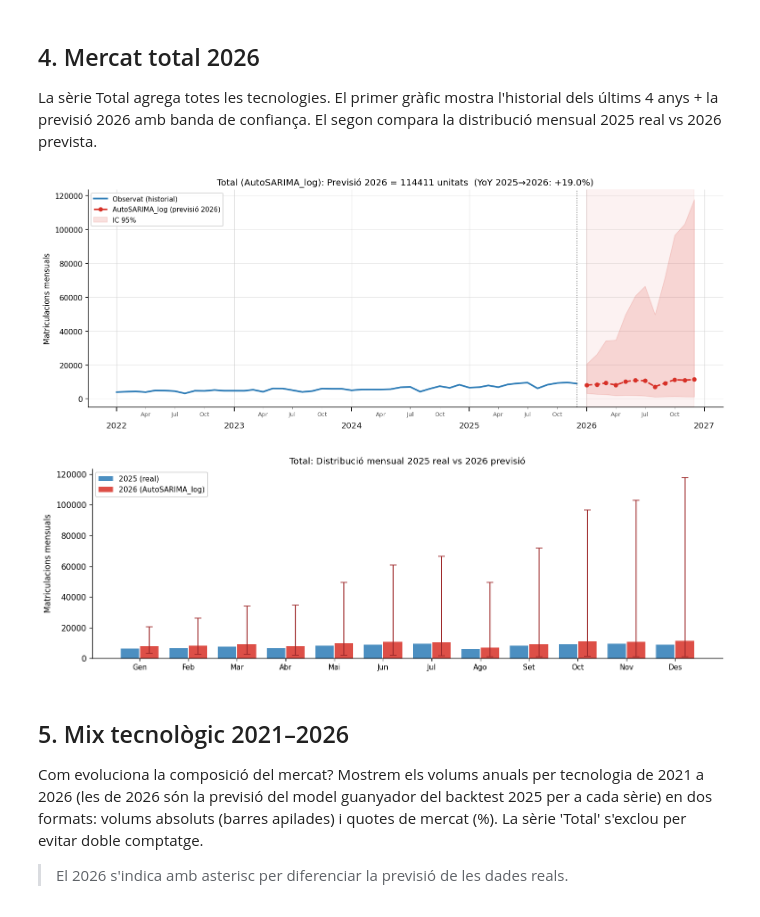
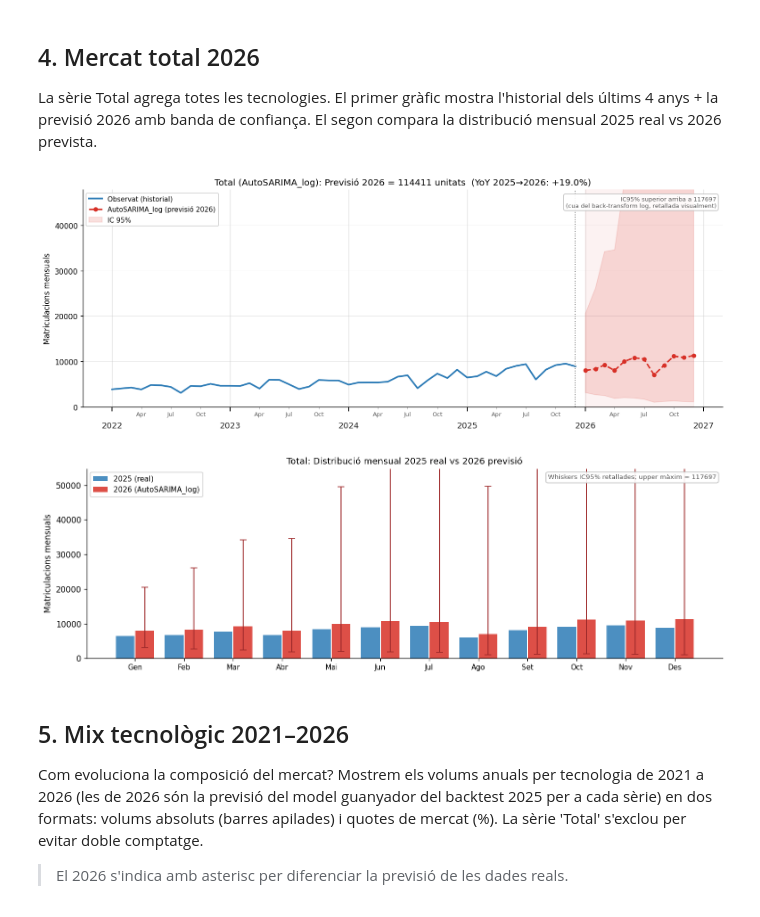
Before and after one commit to C0SBEL/projecte-forecasting, a Jupyter notebook: notebooks/forecast_2026.ipynb, the cells around one changed output. Drawn from its saved outputs; the diff is of its cells as text; code cells hidden in the pictures.

```diff
--- a/notebooks/forecast_2026.ipynb
+++ b/notebooks/forecast_2026.ipynb
@@ -409,35 +409,66 @@ ax.set_title(
 ax.set_ylabel('Matriculacions mensuals')
 ax.legend(fontsize=9, framealpha=0.9)
 format_ts_ax(ax)
+
+# Limitar Y al rang raonable: el back-transform exponencial del model log
+# infla la cua superior de la IC95% fins ~10x el valor real, deixant la
+# sèrie visualment aixafada. Mantenim la IC visible dins el rang i avisem
+# que la cua superior s'extén fora del gràfic.
+y_ref = max(hist.max(), sub_tot['predicted'].max(), sub_tot['ci_upper'].iloc[:3].max())
+y_top = y_ref * 1.4
+ax.set_ylim(0, y_top)
+if sub_tot['ci_upper'].max() > y_top:
+    ax.text(0.99, 0.97,
+            f"IC95% superior arriba a {sub_tot['ci_upper'].max():.0f}\n"
+            "(cua del back-transform log, retallada visualment)",
+            transform=ax.transAxes, fontsize=8, color='#555',
+            ha='right', va='top',
+            bbox=dict(boxstyle='round,pad=0.35', fc='white', ec='#bbb', alpha=0.9))
+
 plt.tight_layout()
 plt.savefig(FIGURES_DIR / 'fig_30_forecast_2026_total.png', bbox_inches='tight')
 plt.show()
 
 # Gràfic 2: barres mensuals 2025 vs 2026
 fig, ax = plt.subplots(figsize=(12, 4))
 x = np.arange(H)
 ax.bar(x - 0.2, pivot_test[tech].values, width=0.38,
        color=COLOR_HIST, label='2025 (real)', alpha=0.85)
 ax.bar(x + 0.2, sub_tot['predicted'].values, width=0.38,
        color=COLOR_FC, label=f'2026 ({model_name_total})', alpha=0.85)
 ax.errorbar(
     x + 0.2, sub_tot['predicted'].values,
     yerr=[sub_tot['predicted'].values - sub_tot['ci_lower'].values,
           sub_tot['ci_upper'].values - sub_tot['predicted'].values],
     fmt='none', color='#9e2a2b', capsize=4, lw=1.2)
 ax.set_xticks(x)
 ax.set_xticklabels(MONTHS_CA, fontsize=9)
 ax.set_ylabel('Matriculacions mensuals')
 ax.set_title('Total: Distribució mensual 2025 real vs 2026 previsió', fontsize=11)
 ax.legend(fontsize=9, framealpha=0.9)
 ax.spines['top'].set_visible(False)
 ax.spines['right'].set_visible(False)
+
+# Mateix tractament que fig_30: limitar Y al rang real (els whiskers
+# superiors de la IC95% es retallen i marquem la magnitud completa amb
+# una nota).
+y_ref31 = max(pivot_test[tech].max(), sub_tot['predicted'].max(),
+              sub_tot['ci_upper'].iloc[:3].max())
+y_top31 = y_ref31 * 1.6
+ax.set_ylim(0, y_top31)
+if sub_tot['ci_upper'].max() > y_top31:
+    ax.text(0.99, 0.97,
+            f"Whiskers IC95% retallades; upper màxim = {sub_tot['ci_upper'].max():.0f}",
+            transform=ax.transAxes, fontsize=8, color='#555',
+            ha='right', va='top',
+            bbox=dict(boxstyle='round,pad=0.35', fc='white', ec='#bbb', alpha=0.9))
+
 plt.tight_layout()
 plt.savefig(FIGURES_DIR / 'fig_31_forecast_2026_total_mensual.png', bbox_inches='tight')
 plt.show()
 # %% [output]
-[figure, old version]
+[figure, new version]
-[figure, old version]
+[figure, new version]
 # %% [markdown]
 ## 5. Mix tecnològic 2021–2026
 
```
Also changed, not shown: parts of 1 cell of this notebook, 4 other files.
